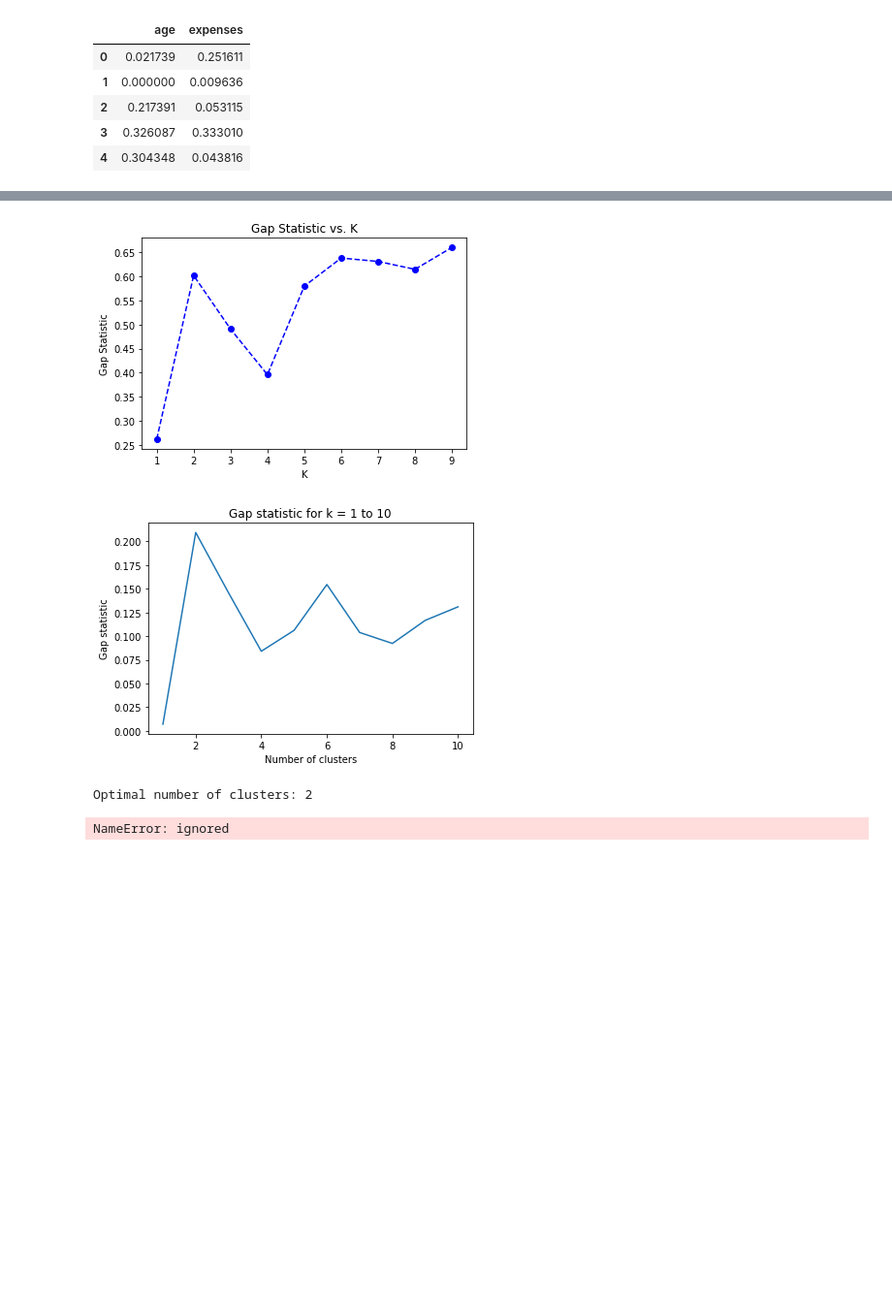
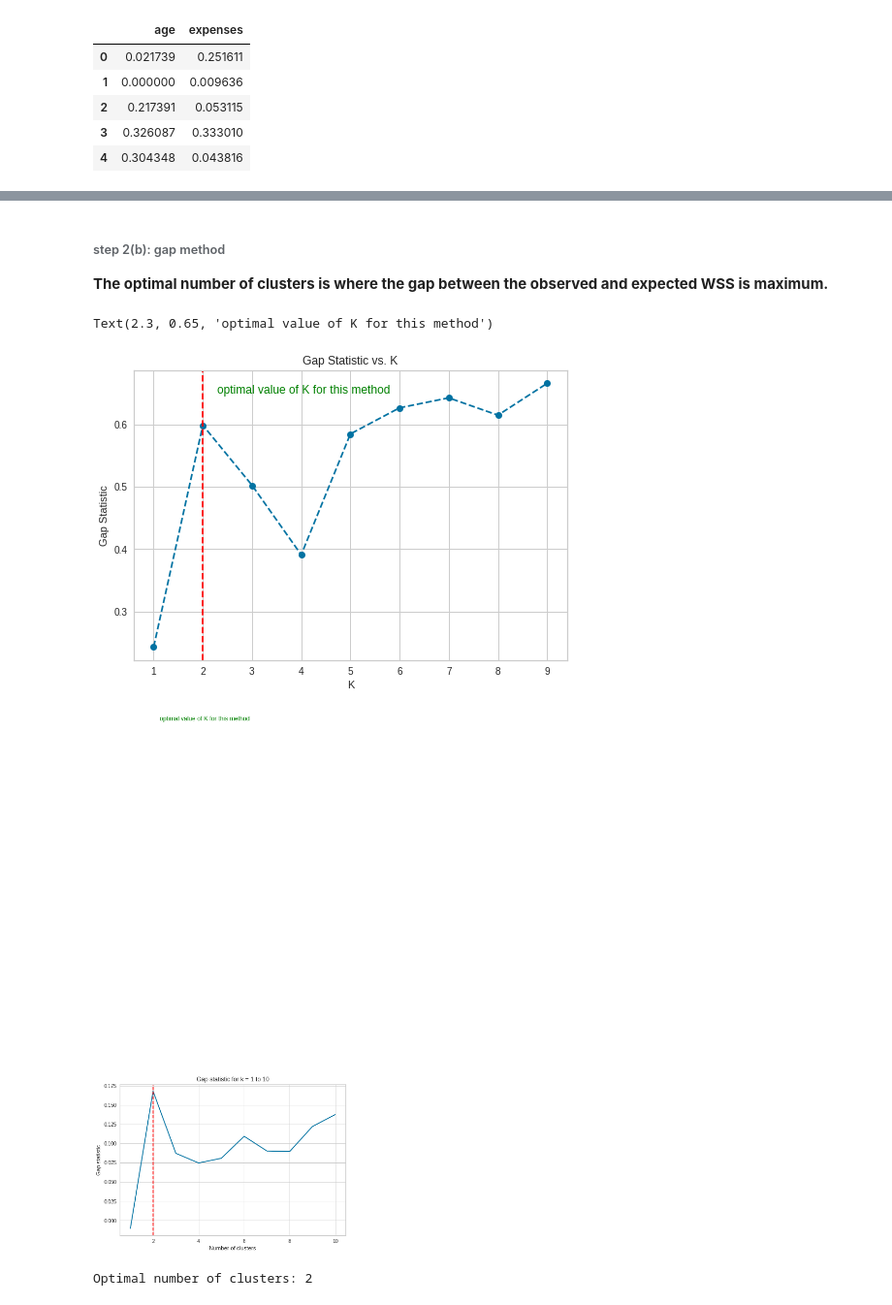
Before and after one commit to SouravDaedo/Insurance-Premium-Prediction, a Jupyter notebook: Insurance_Premium_Prediction__clustering_.ipynb, the cells around one changed output, grey strips where cells are left out. Shown at 97% size. Saved outputs shown, nothing was run; the diff lists cells and outputs as text; code cells hidden in the pictures; blank space fills up the shorter version.

```diff
--- a/Insurance_Premium_Prediction__clustering_.ipynb
+++ b/Insurance_Premium_Prediction__clustering_.ipynb
@@ -489,4 +534,9 @@ For n_clusters = 10 The average silhouette_score is : 0.4945419795607645
 ... (6 outputs left out)
+# %% [markdown]
+
+###### step 2(b): gap method
+
+**The optimal number of clusters is where the gap between the observed and expected WSS is maximum.**
 # %%
 # Gap Statistic for K means
 def optimalK(data, nrefs=5, maxClusters=15):
@@ -532,10 +582,13 @@ plt.plot(df['clusterCount'], df['gap'], linestyle='--', marker='o', color='b');
 plt.xlabel('K');
 plt.ylabel('Gap Statistic');
 plt.title('Gap Statistic vs. K');
+plt.axvline(x=2, color='red', linestyle='--',label="3") #just for refernce to find optimal k and it will change depand upon k value
+plt.text(2.3, 0.65, 'optimal value of K for this method', color='green')
 # %% [output]
+Text(2.3, 0.65, 'optimal value of K for this method')
-[figure, old version]
+[figure, new version]
 # %%
-# Calculate the gap statistic for a range of k values
+# Calculate the gap statistic for a range of k values(method_2)
 def gap_statistic(data, k_max):
     # Calculate the reference distribution of data by generating uniform data with same range and number of samples
     data_ref = np.random.rand(*data.shape)
@@ -552,42 +605,34 @@ def gap_statistic(data, k_max):
     disp = []
     for k in range(1, k_max + 1):
         kmeans = KMeans(n_clusters=k, init='k-means++', random_state=21).fit(data)
         disp.append(kmeans.inertia_)
 
     # Calculate the gap statistic for each k
     gap = np.log(ref_disp) - np.log(disp)
 
     # Calculate the standard error for each k
     se = np.sqrt(1 + 1 / len(data)) * np.std(np.log(ref_disp))
     se = se * np.sqrt(1 + 1 / len(data))
 
     # Calculate the optimal k based on the maximum gap statistic
     k_opt = np.argmax(gap) + 1
 
     # Plot the gap statistic for each k
     plt.plot(range(1, k_max + 1), gap)
     plt.xlabel('Number of clusters')
     plt.ylabel('Gap statistic')
     plt.title('Gap statistic for k = 1 to ' + str(k_max))
+    plt.axvline(x=2, color='red', linestyle='--',label="3") #just for refernce to find optimal k and it will change depand upon k value
+    plt.text(2.3, 0.65, 'optimal value of K for this method', color='green')
     plt.show()
 
     return se,k_opt,gap
 
 # Reshape the autoencoder output to a 2-dimensional array
 ae_new= ae.values.reshape(-1, 1)
 
 se,k_opt,gap = gap_statistic(ae_new,10)
 print('Optimal number of clusters:', k_opt)
-
-#k_opt.gap_statics_value
-
-# Plot gap statistic and error bars
-plt.errorbar(range(1, k_max+1), gap, yerr=se, fmt='o-', color='b', ecolor='r', capsize=5)
-plt.title('gap statics with error value')
-plt.xlabel('Number of clusters')
-plt.ylabel('Gap statistic')
-plt.show()
 # %% [output]
-[figure, old version]
+[figure, new version]
 Optimal number of clusters: 2
-NameError: ignored
```
Also changed, not shown: parts of 24 cells of this notebook.
